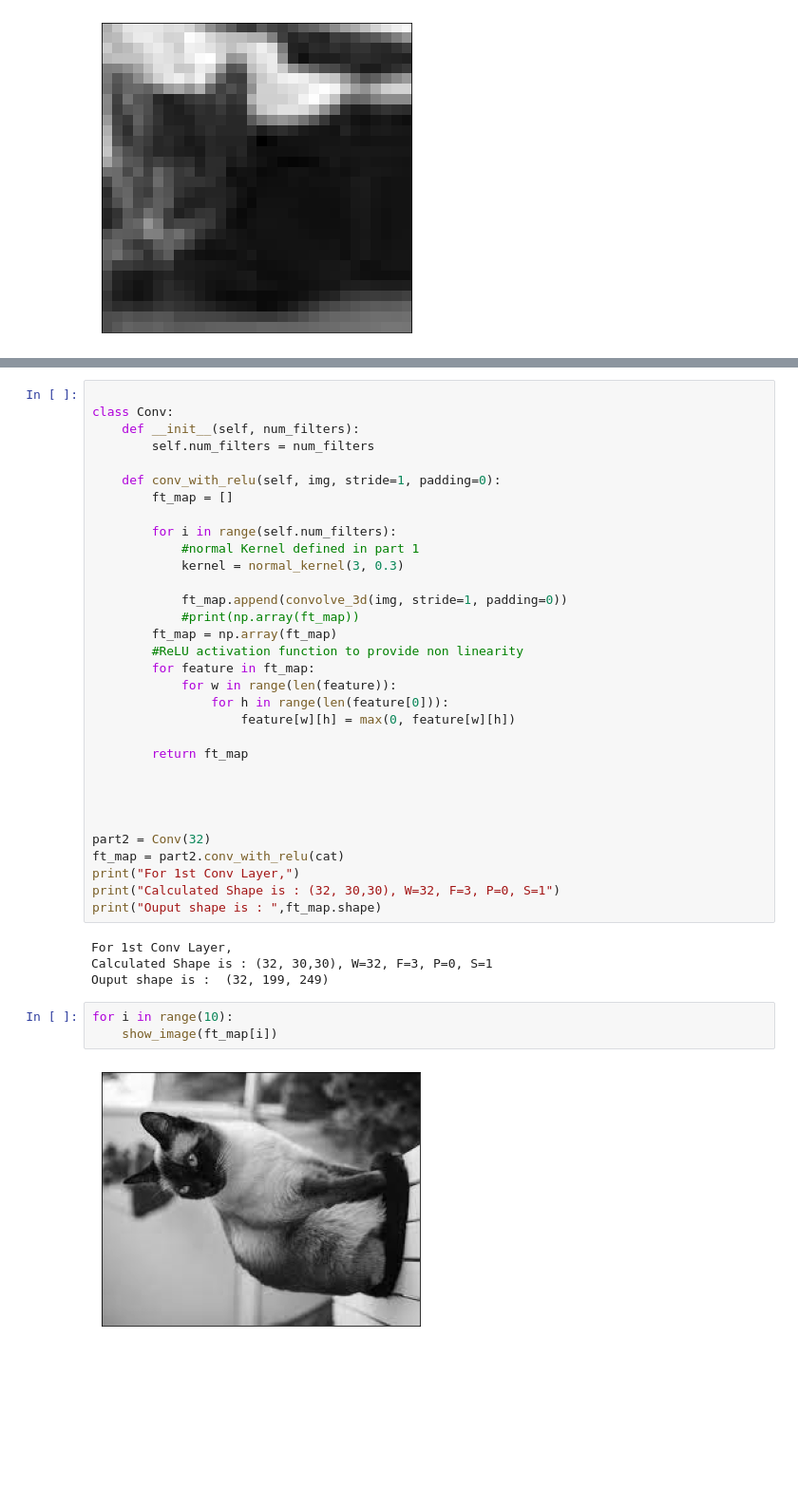
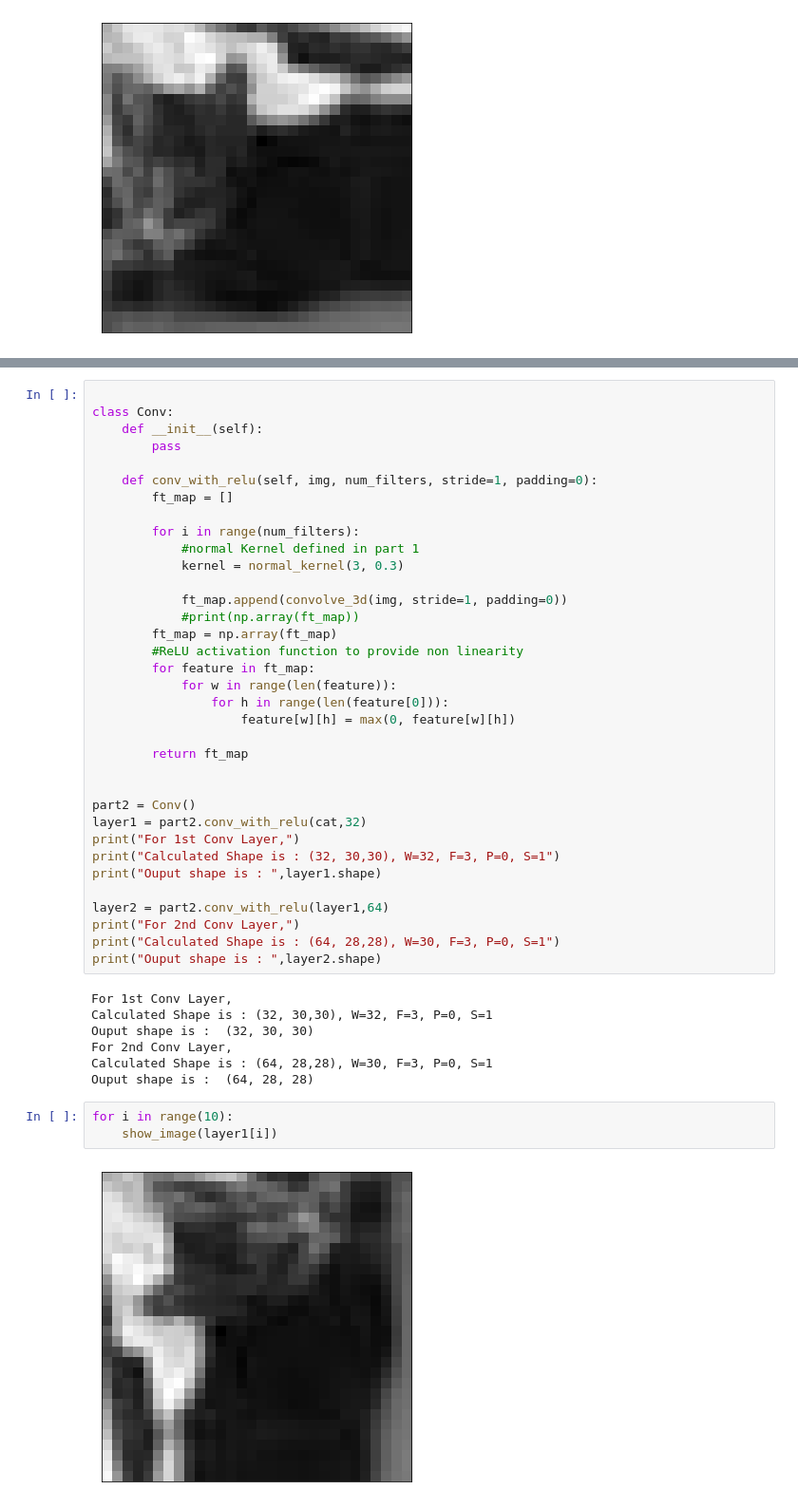
Before and after one commit to noob975/CS699-ASSIGNMENT-1, a Jupyter notebook: DLA_A1.ipynb, the cells around one changed output, grey strips where cells are left out. Shown: that part at 95% size. Drawn from its saved outputs; the diff is of its cells as text; blank space fills up the shorter version.

Commit message:
Part 2

```diff
--- a/DLA_A1.ipynb
+++ b/DLA_A1.ipynb
@@ -106,13 +106,13 @@ def convolve_3d(img, padding=0,stride=1):
 # %%
 
 class Conv:
-    def __init__(self, num_filters):
-        self.num_filters = num_filters
+    def __init__(self):
+        pass
 
-    def conv_with_relu(self, img, stride=1, padding=0):
+    def conv_with_relu(self, img, num_filters, stride=1, padding=0):
         ft_map = []
 
-        for i in range(self.num_filters):
+        for i in range(num_filters):
             #normal Kernel defined in part 1
             kernel = normal_kernel(3, 0.3)
 
@@ -128,19 +128,25 @@ class Conv:
         return ft_map
 
 
-
-
-part2 = Conv(32)
-ft_map = part2.conv_with_relu(cat)
+part2 = Conv()
+layer1 = part2.conv_with_relu(cat,32)
 print("For 1st Conv Layer,")
 print("Calculated Shape is : (32, 30,30), W=32, F=3, P=0, S=1")
-print("Ouput shape is : ",ft_map.shape)
+print("Ouput shape is : ",layer1.shape)
+
+layer2 = part2.conv_with_relu(layer1,64)
+print("For 2nd Conv Layer,")
+print("Calculated Shape is : (64, 28,28), W=30, F=3, P=0, S=1")
+print("Ouput shape is : ",layer2.shape)
 # %% [output]
 For 1st Conv Layer,
 Calculated Shape is : (32, 30,30), W=32, F=3, P=0, S=1
-Ouput shape is :  (32, 199, 249)
+Ouput shape is :  (32, 30, 30)
+For 2nd Conv Layer,
+Calculated Shape is : (64, 28,28), W=30, F=3, P=0, S=1
+Ouput shape is :  (64, 28, 28)
 # %%
 for i in range(10):
-    show_image(ft_map[i])
+    show_image(layer1[i])
 # %% [output]
-[figure, old version]
+[figure, new version]
```
Also changed, not shown: parts of 3 cells of this notebook.
